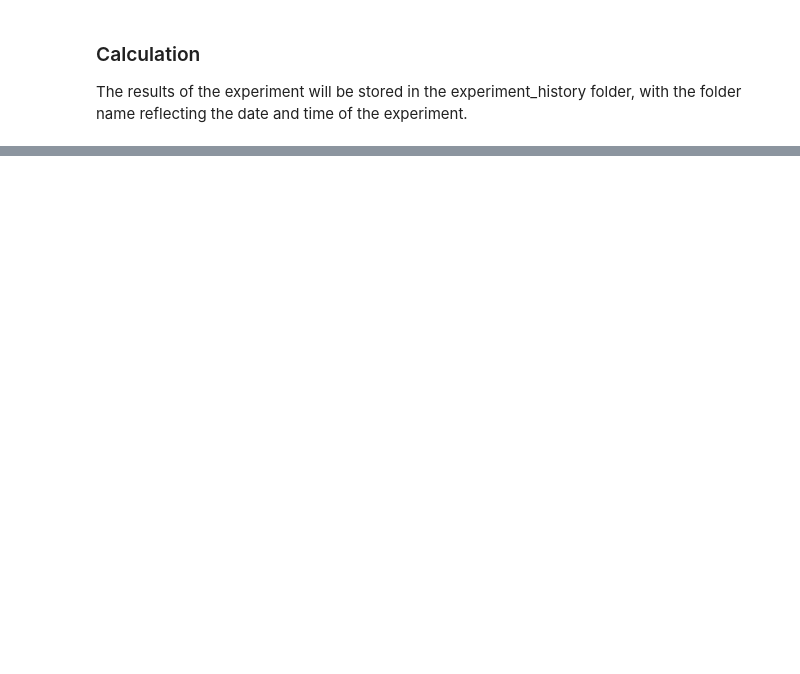
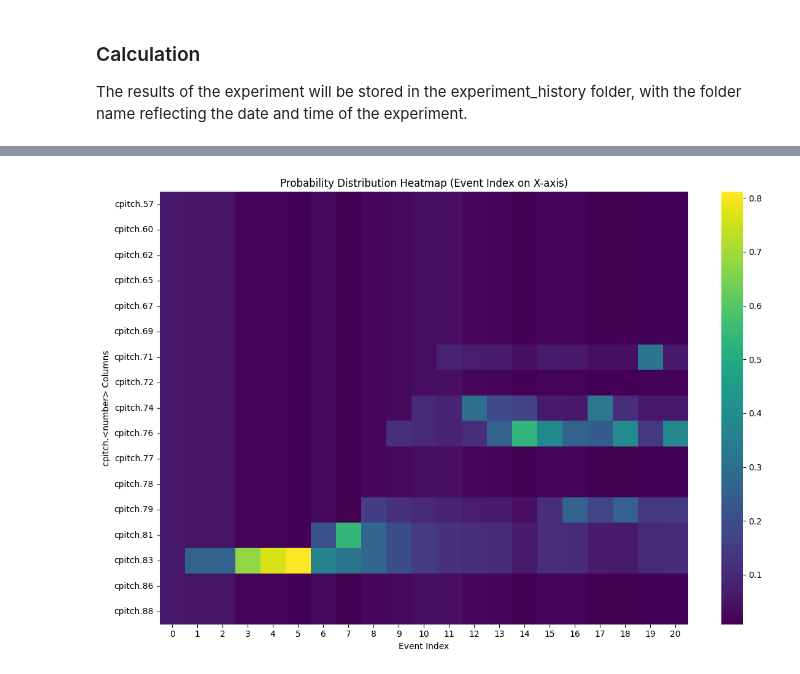
Before and after one commit to frshdjfry/py2lispIDyOMJupyter, a Jupyter notebook: example_usage.ipynb, the cells around one changed output, grey strips where cells are left out. Drawn from its saved outputs; the diff is of its cells as text; code cells hidden in the pictures; blank space fills up the shorter version.

Commit message:
Change example usage code.

```diff
--- a/example_usage.ipynb
+++ b/example_usage.ipynb
@@ -48,0 +52,6 @@ Written PPM* model to /root/idyom/data/models/h-cpitch_NIL_66030524063816-1:1_ha
+# %%
+import pandas as pd
+
+output_path = 'experiment_history/20-02-25_18.34.57/experiment_output_data_folder/66022025183500-cpitch-cpitch-nil-nil-melody-nil-1-both-nil-t-nil-c-nil-t-t-x-3.dat'
+
+df = pd.read_csv(output_path, delimiter='\s+', na_values='NA')
@@ -48,0 +129,36 @@ Written PPM* model to /root/idyom/data/models/h-cpitch_NIL_66030524063816-1:1_ha
+# %%
+import matplotlib.pyplot as plt
+import seaborn as sns
+import re
+
+def plot_prob_dists(df, prefix, figsize=(12, 8), cmap='viridis', annot=False):
+    # Compile regex to match columns that start with the given prefix followed by a number.
+    pattern = re.compile(r'^' + re.escape(prefix) + r'\d+$')
+    probability_columns = [col for col in df.columns if pattern.match(col)]
+
+    if not probability_columns:
+        print(f"No columns found with the pattern '{prefix}<number>'.")
+        return
+
+    # Extract the probability distribution data and transpose it.
+    probability_data = df[probability_columns].T
+
+    # Create the plot.
+    plt.figure(figsize=figsize)
+    ax = sns.heatmap(probability_data, cmap=cmap, annot=annot, cbar=True)
+
+    # If 'note.id' exists, use it to set x-axis tick labels.
+    if 'note.id' in df.columns:
+        # Create x-axis labels from 'note.id' (subtract 1 as in your example).
+        x_labels = (df['note.id'] - 1).tolist()
+        ax.set_xticklabels(x_labels, rotation=0)
+
+    ax.set_xlabel("Event Index")
+    ax.set_ylabel(f"{prefix}<number> Columns")
+    ax.set_title("Probability Distribution Heatmap (Event Index on X-axis)")
+    plt.tight_layout()
+    plt.show()
+# %%
+plot_prob_dists(filtered_df, 'cpitch.')
+# %% [output]
+[figure, added]
```
Also changed, not shown: parts of 9 cells of this notebook, 5 other files.
